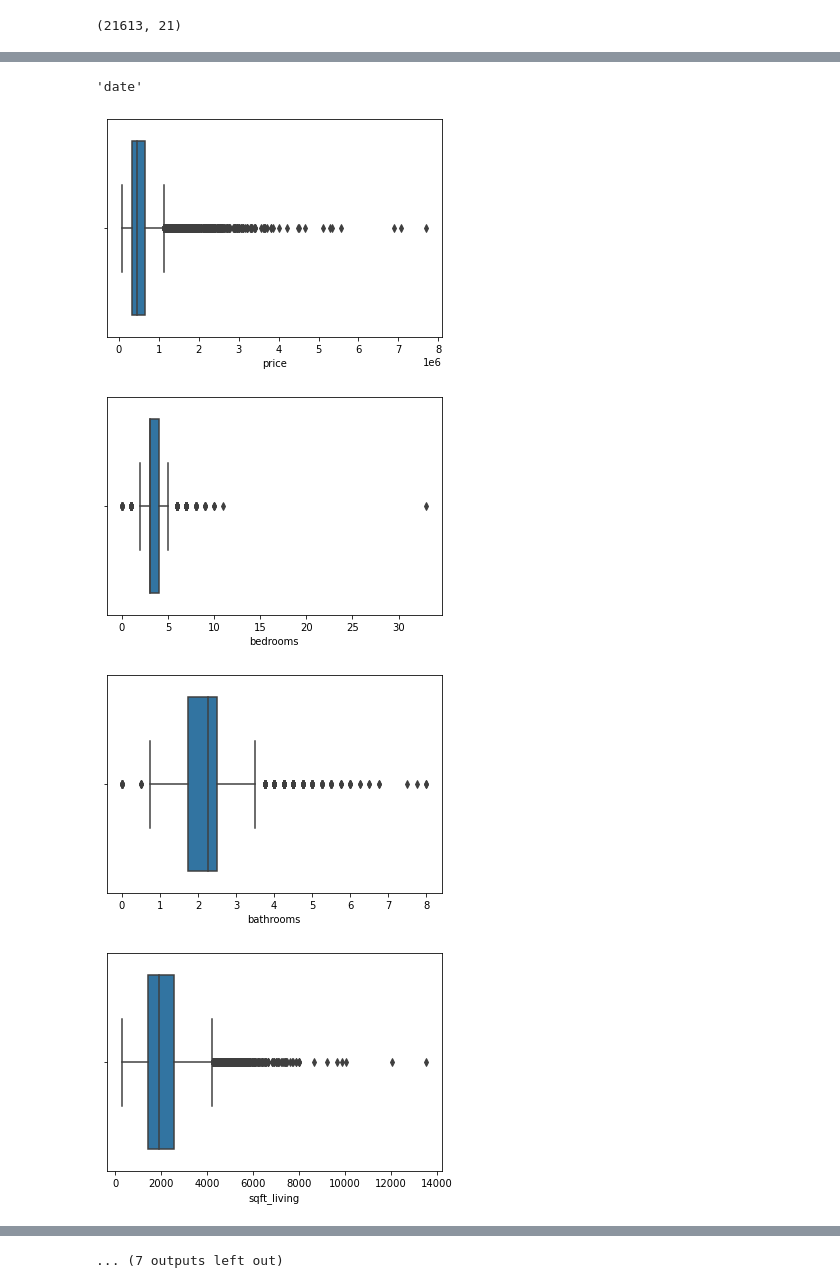
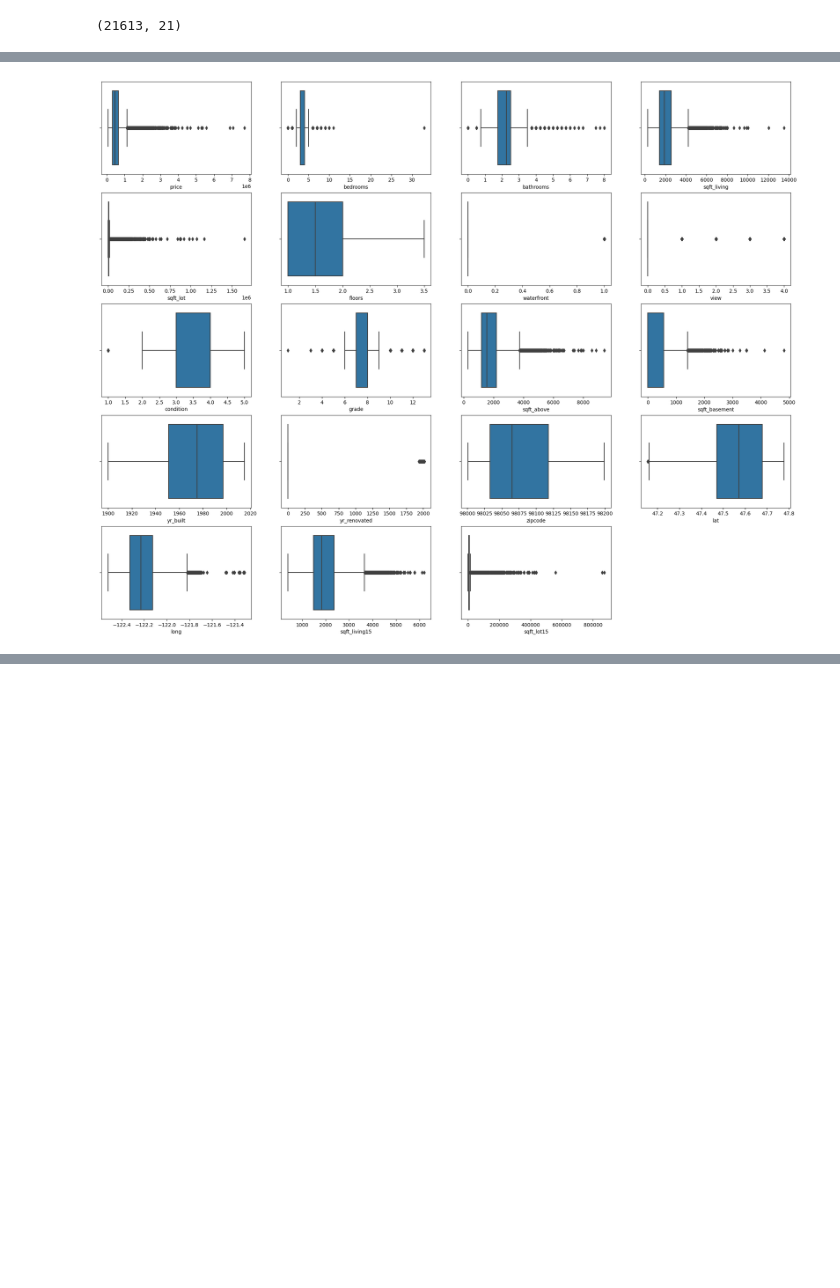
Before and after one commit to isoori/House-Sales-in-King-County-USA, a Jupyter notebook: Untitled.ipynb, the cells around one changed output, grey strips where cells are left out. Saved outputs shown, nothing was run; the diff lists cells and outputs as text; code cells hidden in the pictures; blank space fills up the shorter version.

```diff
--- a/Untitled.ipynb
+++ b/Untitled.ipynb
@@ -74,15 +70,10 @@ sns.boxplot(data=df,x='b');
-# %%
-df.columns[1]
-# %% [output]
-'date'
 # %%
-plt.figure(figsize=(16,8))
+plt.figure(figsize=(25,20),dpi=100)
 index=1
 for i in df.columns[2:]:
-    p
+    plt.subplot(5,4,index)
     sns.boxplot(data=df,x=i);
+    index+=1
+plt.show()
 # %% [output]
-[figure, old version]
+[figure, new version]
-[figure, removed]
-[figure, removed]
-[figure, removed]
@@ -97 +79,0 @@ for i in df.columns[2:]:
-... (7 outputs left out)
```
Also changed, not shown: parts of 13 cells of this notebook.
